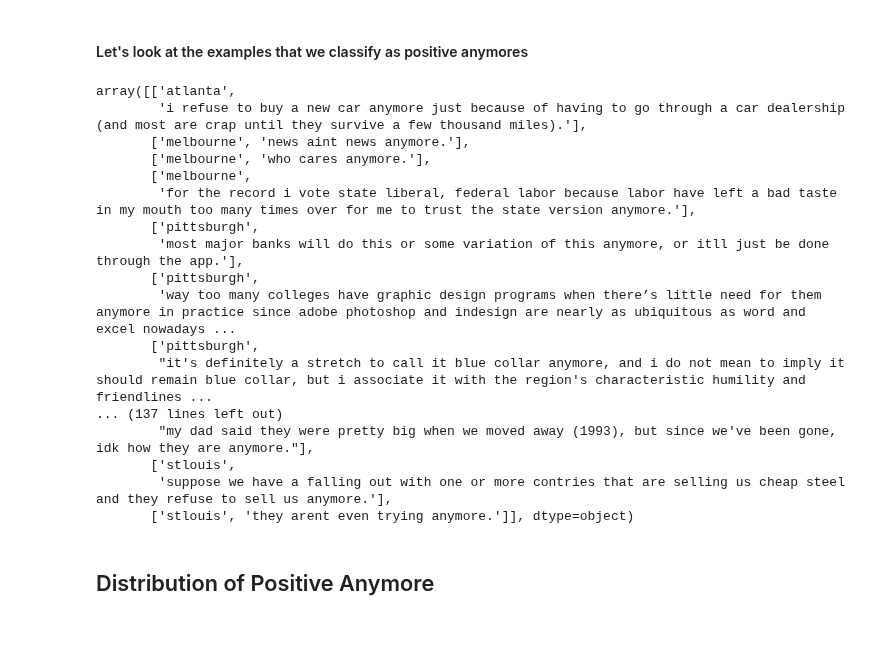
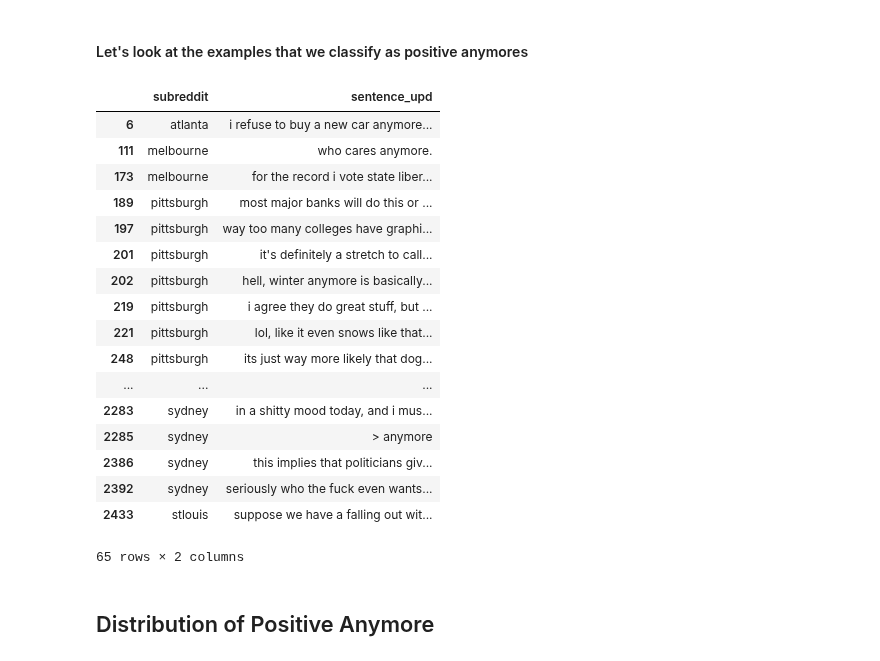
Before and after one commit to sidsvash26/Analyzing_positive_anymore, a Jupyter notebook: Positive_Anymores.ipynb, the cells around one changed output. Drawn from its saved outputs; the diff is of its cells as text; code cells hidden in the pictures; blank space fills up the shorter version.

Commit message:
Updated corrections for identifying negative anymores

```diff
--- a/Positive_Anymores.ipynb
+++ b/Positive_Anymores.ipynb
@@ -278,25 +293,26 @@ Presence of positive anymores : 96
 # %% [markdown]
 #### Let's look at the examples that we classify as positive anymores
 # %%
-combined_data[combined_data.negative_anymore==False][['subreddit', 'sentence_upd']].values
+combined_data[combined_data.negative_anymore==False][['subreddit', 'sentence_upd']]
 # %% [output]
+|  | subreddit | sentence_upd |
+| 6 | atlanta | i refuse to buy a new car anymore... |
+| 111 | melbourne | who cares anymore. |
+| 173 | melbourne | for the record i vote state liber... |
+| 189 | pittsburgh | most major banks will do this or ... |
+| 197 | pittsburgh | way too many colleges have graphi... |
+| 201 | pittsburgh | it's definitely a stretch to call... |
+| 202 | pittsburgh | hell, winter anymore is basically... |
+| 219 | pittsburgh | i agree they do great stuff, but ... |
+| 221 | pittsburgh | lol, like it even snows like that... |
+| 248 | pittsburgh | its just way more likely that dog... |
+| ... | ... | ... |
+| 2283 | sydney | in a shitty mood today, and i mus... |
+| 2285 | sydney | > anymore |
+| 2386 | sydney | this implies that politicians giv... |
+| 2392 | sydney | seriously who the fuck even wants... |
+| 2433 | stlouis | suppose we have a falling out wit... |
-array([['atlanta',
-        'i refuse to buy a new car anymore just because of having to go through a car dealership (and most are crap until they survive a few thousand miles).'],
-       ['melbourne', 'news aint news anymore.'],
-       ['melbourne', 'who cares anymore.'],
-       ['melbourne',
-        'for the record i vote state liberal, federal labor because labor have left a bad taste in my mouth too many times over for me to trust the state version anymore.'],
-       ['pittsburgh',
-        'most major banks will do this or some variation of this anymore, or itll just be done through the app.'],
-       ['pittsburgh',
-        'way too many colleges have graphic design programs when there’s little need for them anymore in practice since adobe photoshop and indesign are nearly as ubiquitous as word and excel nowadays ...
-       ['pittsburgh',
-        "it's definitely a stretch to call it blue collar anymore, and i do not mean to imply it should remain blue collar, but i associate it with the region's characteristic humility and friendlines ...
-... (137 lines left out)
-        "my dad said they were pretty big when we moved away (1993), but since we've been gone, idk how they are anymore."],
-       ['stlouis',
-        'suppose we have a falling out with one or more contries that are selling us cheap steel and they refuse to sell us anymore.'],
-       ['stlouis', 'they arent even trying anymore.']], dtype=object)
+65 rows × 2 columns
 # %% [markdown]
 ## Distribution of Positive Anymore
 # %%
```
Also changed, not shown: parts of 10 cells of this notebook.
